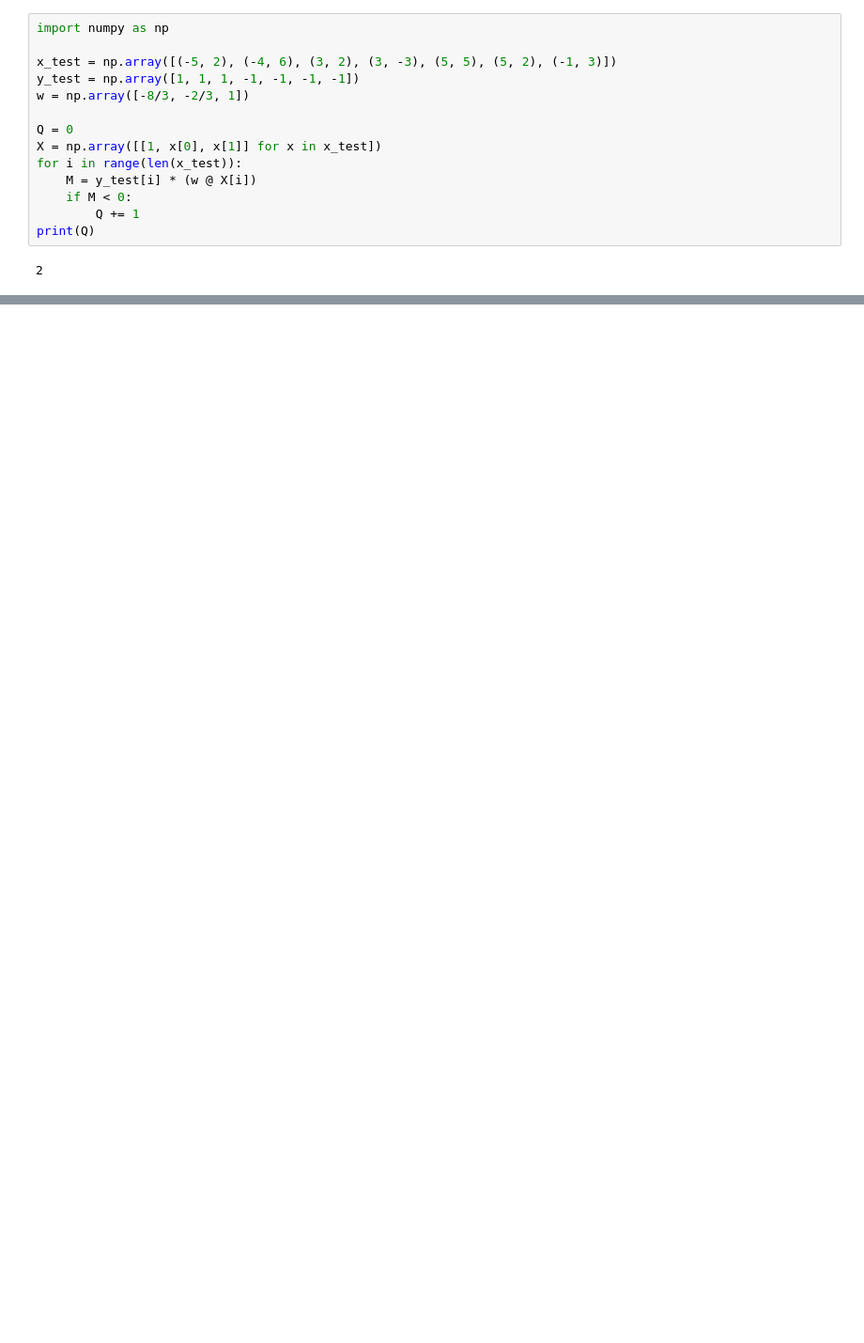
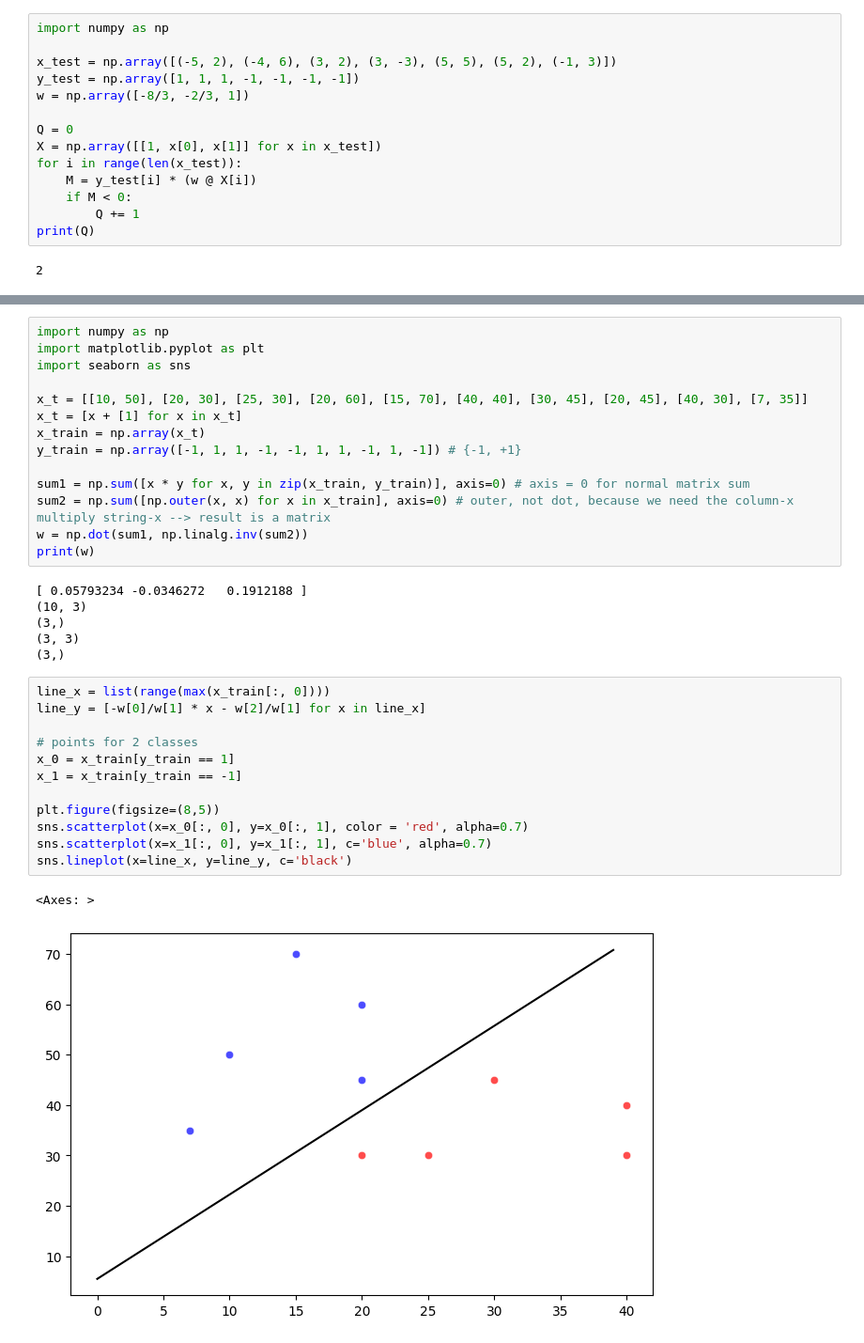
Before and after one commit to lichkovahadaniil/GROK_ML, a Jupyter notebook: linear_regression/bin_class.ipynb, the cells around one changed output, grey strips where cells are left out. Shown at 94% size. Drawn from its saved outputs; the diff is of its cells as text; blank space fills up the shorter version.

```diff
--- a/linear_regression/bin_class.ipynb
+++ b/linear_regression/bin_class.ipynb
@@ -102,0 +107,35 @@ print(Q)
+# %%
+import numpy as np
+import matplotlib.pyplot as plt
+import seaborn as sns
+
+x_t = [[10, 50], [20, 30], [25, 30], [20, 60], [15, 70], [40, 40], [30, 45], [20, 45], [40, 30], [7, 35]]
+x_t = [x + [1] for x in x_t]
+x_train = np.array(x_t)
+y_train = np.array([-1, 1, 1, -1, -1, 1, 1, -1, 1, -1]) # {-1, +1}
+
+sum1 = np.sum([x * y for x, y in zip(x_train, y_train)], axis=0) # axis = 0 for normal matrix sum
+sum2 = np.sum([np.outer(x, x) for x in x_train], axis=0) # outer, not dot, because we need the column-x multiply string-x --> result is a matrix
+w = np.dot(sum1, np.linalg.inv(sum2))
+print(w)
+# %% [output]
+[ 0.05793234 -0.0346272   0.1912188 ]
+(10, 3)
+(3,)
+(3, 3)
+(3,)
+# %%
+line_x = list(range(max(x_train[:, 0])))
+line_y = [-w[0]/w[1] * x - w[2]/w[1] for x in line_x]
+
+# points for 2 classes
+x_0 = x_train[y_train == 1]
+x_1 = x_train[y_train == -1]
+
+plt.figure(figsize=(8,5))
+sns.scatterplot(x=x_0[:, 0], y=x_0[:, 1], color = 'red', alpha=0.7)
+sns.scatterplot(x=x_1[:, 0], y=x_1[:, 1], c='blue', alpha=0.7)
+sns.lineplot(x=line_x, y=line_y, c='black')
+# %% [output]
+<Axes: >
+[figure, added]
```
Also changed, not shown: parts of 4 cells of this notebook, 1 other file.
